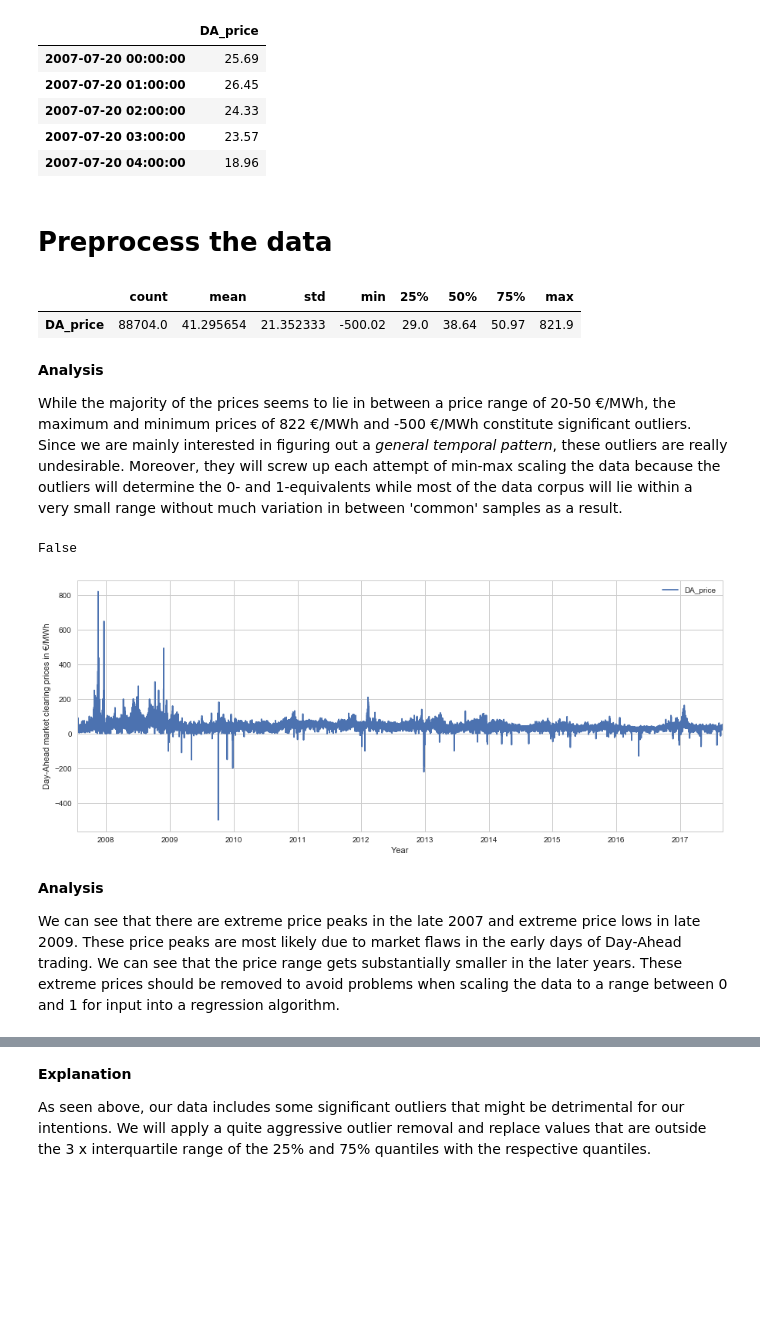
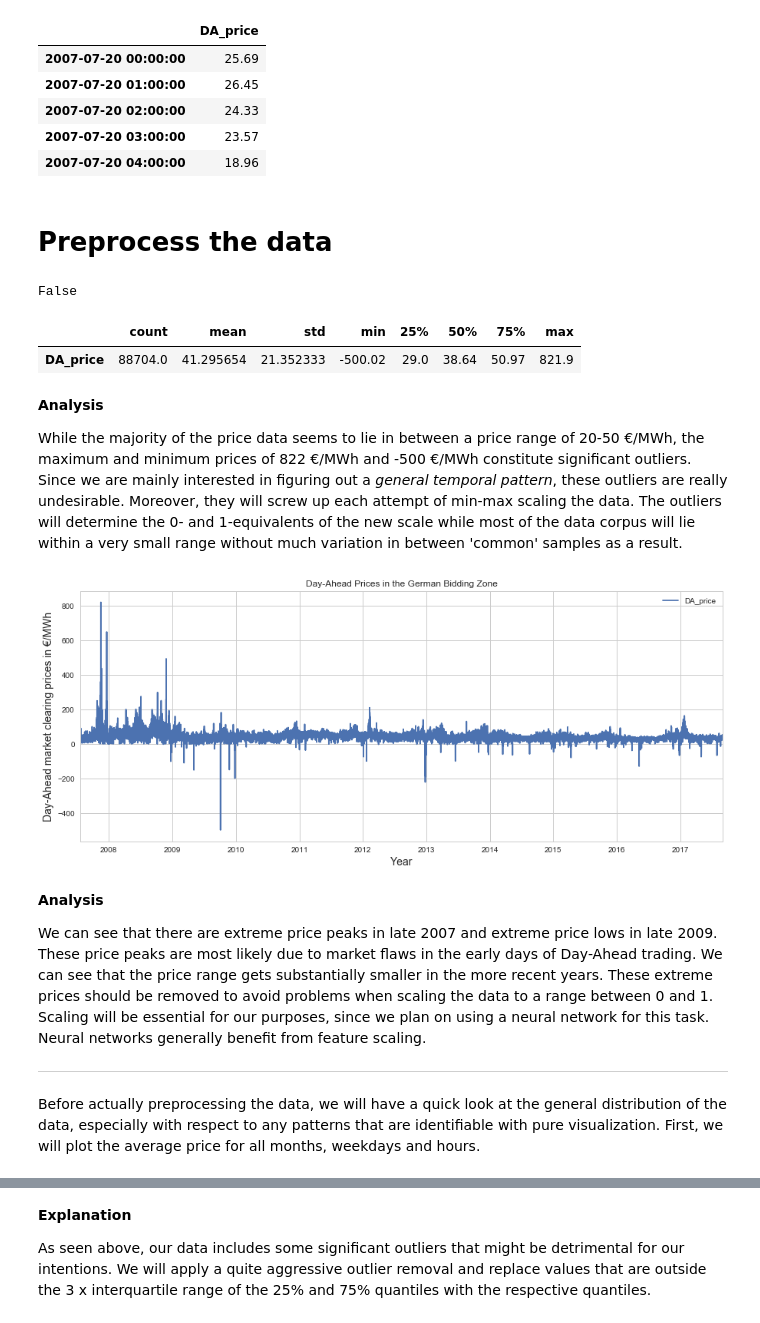
Before and after one commit to Octiembre80/DA-electricity-price-forecasting, a Jupyter notebook: timeseries_model.ipynb, the cells around one changed output, grey strips where cells are left out. Saved outputs shown, nothing was run; the diff lists cells and outputs as text; code cells hidden in the pictures; blank space fills up the shorter version.

```diff
--- a/timeseries_model.ipynb
+++ b/timeseries_model.ipynb
@@ -37,7 +43,13 @@ da_raw.head(n=5)
 | 2007-07-20 03:00:00 | 23.57 |
 | 2007-07-20 04:00:00 | 18.96 |
 # %% [markdown]
+<a id='step0'></a>
 # Preprocess the data
+# %%
+# check if their are any gaps within the data
+any(da_raw.dropna().index.to_series().diff() > pd.Timedelta('01:00:00'))
+# %% [output]
+False
 # %%
 da_raw.describe().T
 # %% [output]
@@ -46,22 +58,21 @@ da_raw.describe().T
 # %% [markdown]
 **Analysis**
 
-While the majority of the prices seems to lie in between a price range of 20-50 €/MWh, the maximum and minimum prices of 822 €/MWh and -500 €/MWh constitute significant outliers. Since we are mainly interested in figuring out a _general temporal pattern_, these outliers are really undesirable. Moreover, they will screw up each attempt of min-max scaling the data because the outliers will determine the 0- and 1-equivalents while most of the data corpus will lie within a very small range without much variation in between 'common' samples as a result.
+While the majority of the price data seems to lie in between a price range of 20-50 €/MWh, the maximum and minimum prices of 822 €/MWh and -500 €/MWh constitute significant outliers. Since we are mainly interested in figuring out a _general temporal pattern_, these outliers are really undesirable. Moreover, they will screw up each attempt of min-max scaling the data. The outliers will determine the 0- and 1-equivalents of the new scale while most of the data corpus will lie within a very small range without much variation in between 'common' samples as a result.
-# %%
-# check if their are any gaps within the data
-any(da_raw.dropna().index.to_series().diff() > pd.Timedelta('01:00:00'))
-# %% [output]
-False
 # %%
 ax = da_raw.plot(figsize=(15, 6))
-ax.set_ylabel('Day-Ahead market clearing prices in €/MWh')
-ax.set_xlabel('Year');
+ax.set_ylabel('Day-Ahead market clearing prices in €/MWh', fontsize=14)
+ax.set_title('Day-Ahead Prices in the German Bidding Zone')
+ax.set_xlabel('Year', fontsize=14);
 # %% [output]
-[figure, old version]
+[figure, new version]
 # %% [markdown]
 __Analysis__
 
-We can see that there are extreme price peaks in the late 2007 and extreme price lows in late 2009. These price peaks are most likely due to market flaws in the early days of Day-Ahead trading. We can see that the price range gets substantially smaller in the later years. These extreme prices should be removed to avoid problems when scaling the data to a range between 0 and 1 for input into a regression algorithm.
+We can see that there are extreme price peaks in late 2007 and extreme price lows in late 2009. These price peaks are most likely due to market flaws in the early days of Day-Ahead trading. We can see that the price range gets substantially smaller in the more recent years. These extreme prices should be removed to avoid problems when scaling the data to a range between 0 and 1. Scaling will be essential for our purposes, since we plan on using a neural network for this task. Neural networks generally benefit from feature scaling.
+
+---
+Before actually preprocessing the data, we will have a quick look at the general distribution of the data, especially with respect to any patterns that are identifiable with pure visualization. First, we will plot the average price for all months, weekdays and hours.
 # %%
 import imp
 imp.reload(ts)
```
Also changed, not shown: parts of 62 cells of this notebook, 10 other files.
